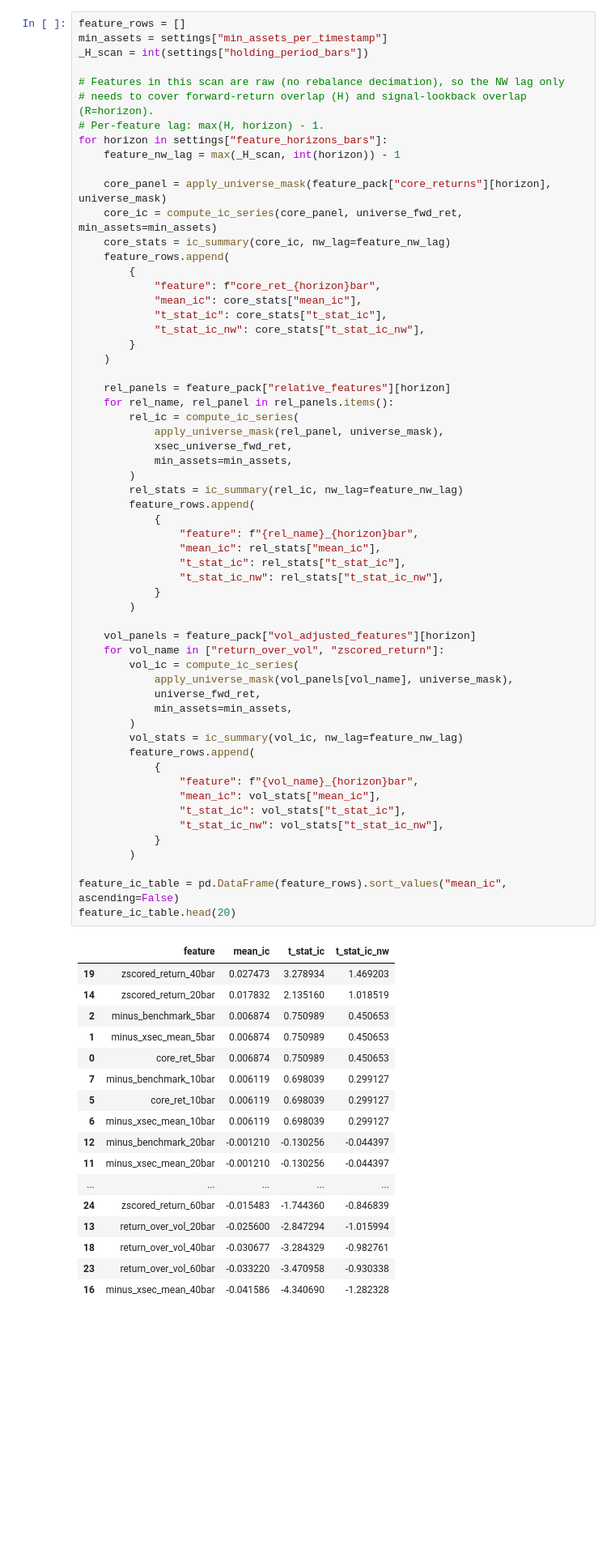
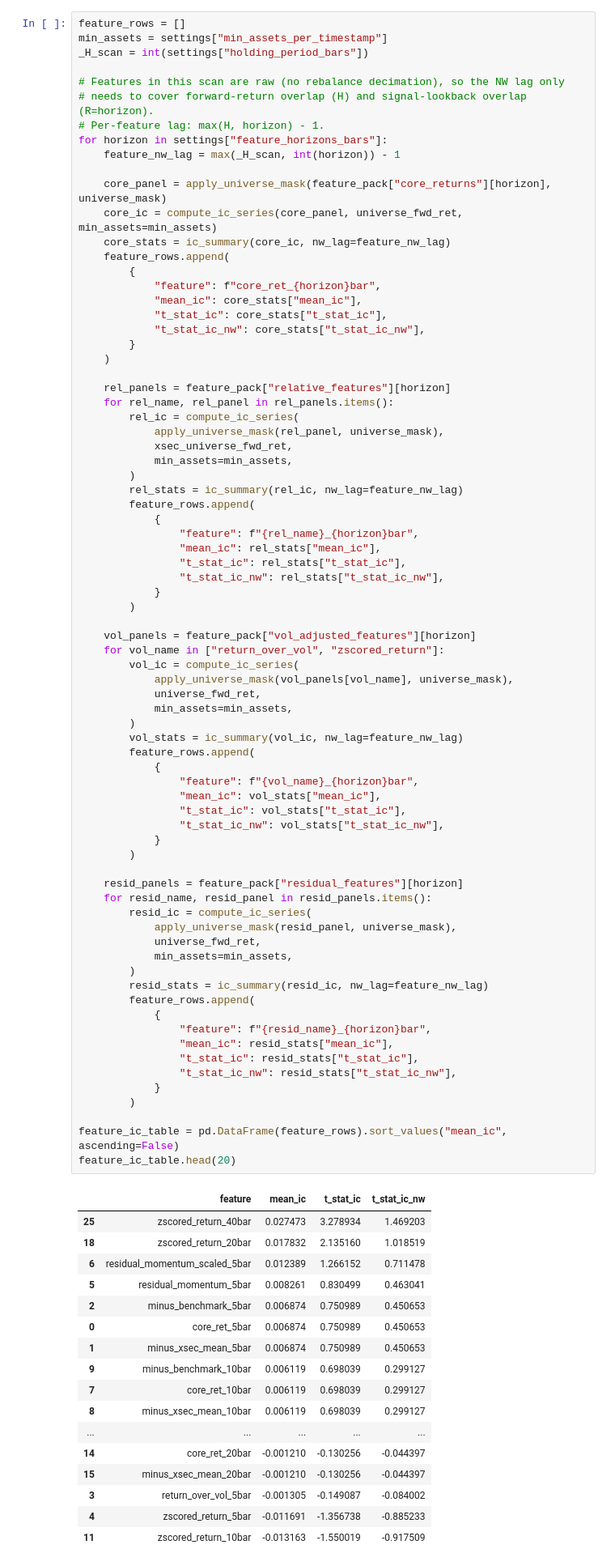
Before and after one commit to billybraith17/crypto-stat-arb, a Jupyter notebook: research/cs_momentum_research.ipynb, the cells around one changed output. Shown at 81% size. Cells and saved outputs as stored; diff of their text form; blank space fills up the shorter version.

```diff
--- a/research/cs_momentum_research.ipynb
+++ b/research/cs_momentum_research.ipynb
@@ -281,49 +364,66 @@ for horizon in settings["feature_horizons_bars"]:
         feature_rows.append(
             {
                 "feature": f"{rel_name}_{horizon}bar",
                 "mean_ic": rel_stats["mean_ic"],
                 "t_stat_ic": rel_stats["t_stat_ic"],
                 "t_stat_ic_nw": rel_stats["t_stat_ic_nw"],
             }
         )
 
     vol_panels = feature_pack["vol_adjusted_features"][horizon]
     for vol_name in ["return_over_vol", "zscored_return"]:
         vol_ic = compute_ic_series(
             apply_universe_mask(vol_panels[vol_name], universe_mask),
             universe_fwd_ret,
             min_assets=min_assets,
         )
         vol_stats = ic_summary(vol_ic, nw_lag=feature_nw_lag)
         feature_rows.append(
             {
                 "feature": f"{vol_name}_{horizon}bar",
                 "mean_ic": vol_stats["mean_ic"],
                 "t_stat_ic": vol_stats["t_stat_ic"],
                 "t_stat_ic_nw": vol_stats["t_stat_ic_nw"],
             }
         )
 
+    resid_panels = feature_pack["residual_features"][horizon]
+    for resid_name, resid_panel in resid_panels.items():
+        resid_ic = compute_ic_series(
+            apply_universe_mask(resid_panel, universe_mask),
+            universe_fwd_ret,
+            min_assets=min_assets,
+        )
+        resid_stats = ic_summary(resid_ic, nw_lag=feature_nw_lag)
+        feature_rows.append(
+            {
+                "feature": f"{resid_name}_{horizon}bar",
+                "mean_ic": resid_stats["mean_ic"],
+                "t_stat_ic": resid_stats["t_stat_ic"],
+                "t_stat_ic_nw": resid_stats["t_stat_ic_nw"],
+            }
+        )
+
 feature_ic_table = pd.DataFrame(feature_rows).sort_values("mean_ic", ascending=False)
 feature_ic_table.head(20)
 # %% [output]
 |  | feature | mean_ic | t_stat_ic | t_stat_ic_nw |
-| 19 | zscored_return_40bar | 0.027473 | 3.278934 | 1.469203 |
-| 14 | zscored_return_20bar | 0.017832 | 2.135160 | 1.018519 |
+| 25 | zscored_return_40bar | 0.027473 | 3.278934 | 1.469203 |
+| 18 | zscored_return_20bar | 0.017832 | 2.135160 | 1.018519 |
+| 6 | residual_momentum_scaled_5bar | 0.012389 | 1.266152 | 0.711478 |
+| 5 | residual_momentum_5bar | 0.008261 | 0.830499 | 0.463041 |
 | 2 | minus_benchmark_5bar | 0.006874 | 0.750989 | 0.450653 |
+| 0 | core_ret_5bar | 0.006874 | 0.750989 | 0.450653 |
 | 1 | minus_xsec_mean_5bar | 0.006874 | 0.750989 | 0.450653 |
-| 0 | core_ret_5bar | 0.006874 | 0.750989 | 0.450653 |
-| 7 | minus_benchmark_10bar | 0.006119 | 0.698039 | 0.299127 |
-| 5 | core_ret_10bar | 0.006119 | 0.698039 | 0.299127 |
-| 6 | minus_xsec_mean_10bar | 0.006119 | 0.698039 | 0.299127 |
-| 12 | minus_benchmark_20bar | -0.001210 | -0.130256 | -0.044397 |
-| 11 | minus_xsec_mean_20bar | -0.001210 | -0.130256 | -0.044397 |
+| 9 | minus_benchmark_10bar | 0.006119 | 0.698039 | 0.299127 |
+| 7 | core_ret_10bar | 0.006119 | 0.698039 | 0.299127 |
+| 8 | minus_xsec_mean_10bar | 0.006119 | 0.698039 | 0.299127 |
 | ... | ... | ... | ... | ... |
-| 24 | zscored_return_60bar | -0.015483 | -1.744360 | -0.846839 |
-| 13 | return_over_vol_20bar | -0.025600 | -2.847294 | -1.015994 |
-| 18 | return_over_vol_40bar | -0.030677 | -3.284329 | -0.982761 |
-| 23 | return_over_vol_60bar | -0.033220 | -3.470958 | -0.930338 |
-| 16 | minus_xsec_mean_40bar | -0.041586 | -4.340690 | -1.282328 |
+| 14 | core_ret_20bar | -0.001210 | -0.130256 | -0.044397 |
+| 15 | minus_xsec_mean_20bar | -0.001210 | -0.130256 | -0.044397 |
+| 3 | return_over_vol_5bar | -0.001305 | -0.149087 | -0.084002 |
+| 4 | zscored_return_5bar | -0.011691 | -1.356738 | -0.885233 |
+| 11 | zscored_return_10bar | -0.013163 | -1.550019 | -0.917509 |
 # %% [markdown]
 ### IC Decay Heatmap — Signal × Holding Period
 
```
Also changed, not shown: parts of 14 cells of this notebook, 10 other files.
